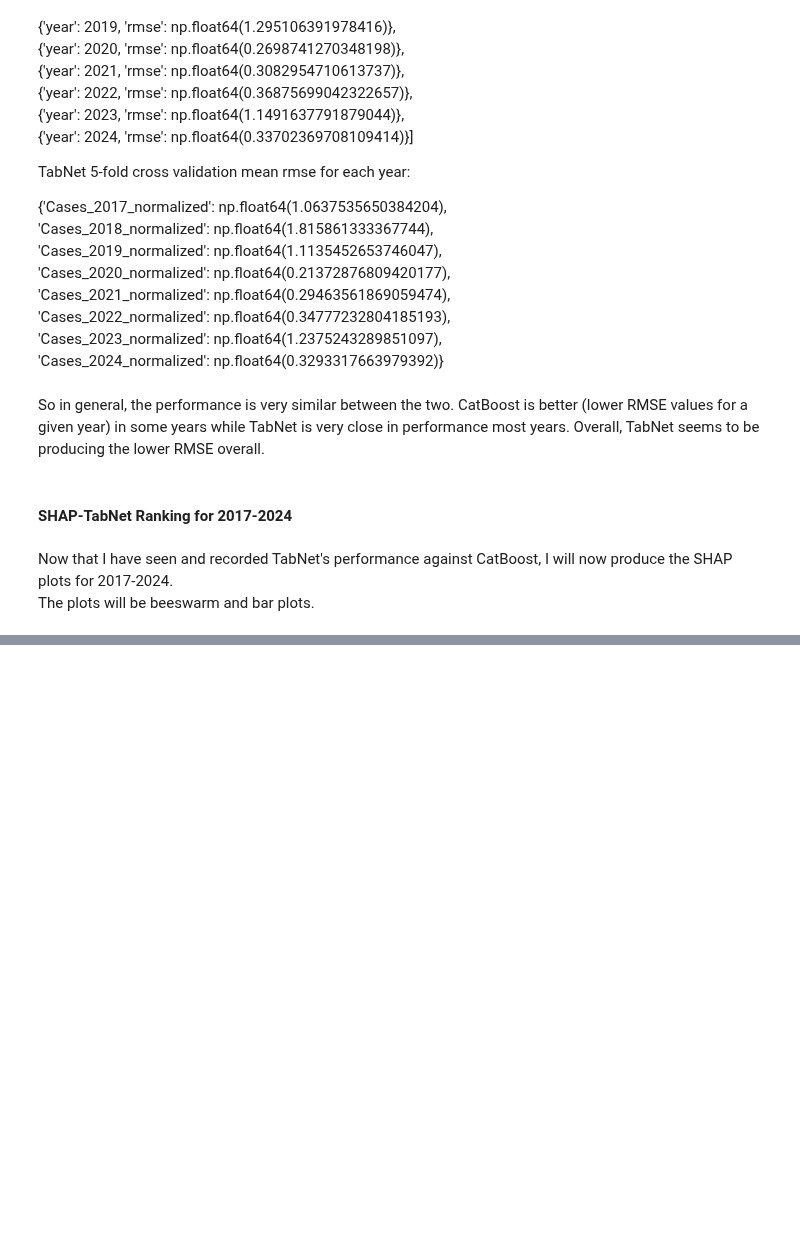
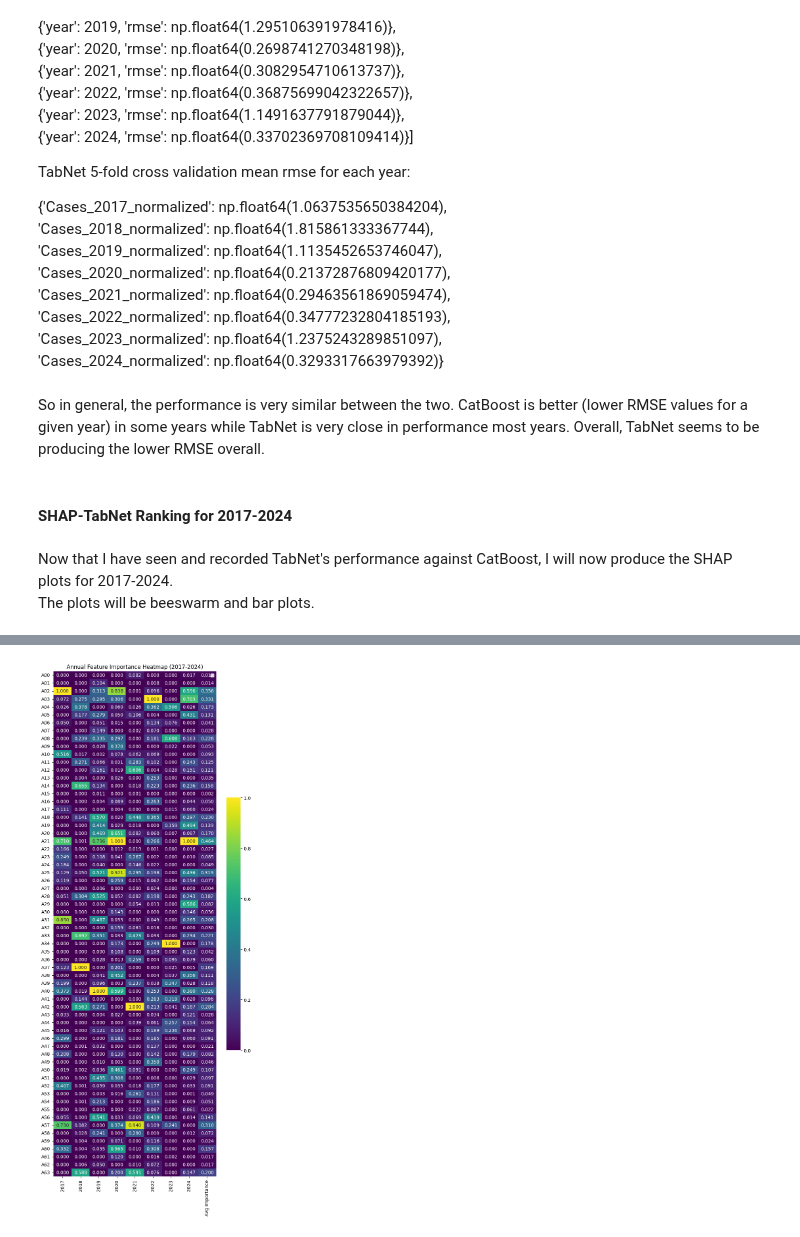
Before and after one commit to Amoreno73/wnv_embeddings, a Jupyter notebook: notebooks/shap-ranking.ipynb, the cells around one changed output, grey strips where cells are left out. Cells and saved outputs as stored; diff of their text form; code cells hidden in the pictures; blank space fills up the shorter version.

Commit message:
produced annual feature importance heatmap

```diff
--- a/notebooks/shap-ranking.ipynb
+++ b/notebooks/shap-ranking.ipynb
@@ -237,7 +238,8 @@ Now that I have seen and recorded TabNet's performance against CatBoost, I will
 The plots will be beeswarm and  bar plots.
 # %%
 year = 2017
-# dfs_testing = [df_2017]
+dfs_testing = [df_2017,df_2018]
+df_save = pd.DataFrame() # empty df for now, will append series
 
 for df in dfs:
     print(f"training TabNet for {year}")
@@ -247,9 +249,16 @@ for df in dfs:
 
     X_train, X_test, y_train, y_test = train_test_split(X, Y, test_size=0.2, random_state=27)
 
+    # https://dreamquark-ai.github.io/tabnet/generated_docs/README.html
     model = TabNetRegressor(
-        n_d=8, n_a=8, n_steps=3,
-        gamma=1.5, lambda_sparse=1e-4,
+        # default 8, n_d = n_a recommended
+        n_d=8,
+        n_a=8,
+        # default = 3, good for smaller datasets
+        n_steps=3,
+        # feature reuse (1.0 to 2.0)
+        gamma=1.5,
+        lambda_sparse=1e-4,
         seed=27, verbose=0
     )
 
@@ -258,7 +267,9 @@ for df in dfs:
         y_train.values.reshape(-1, 1),
         eval_set=[(X_test.values, y_test.values.reshape(-1, 1))],
         eval_metric=['rmse'],
+        # default 200
         max_epochs=200,
+        # max num epochs without any change before early stoppage
         patience=20,
         batch_size=64,
         virtual_batch_size=32
@@ -268,7 +279,14 @@ for df in dfs:
     shap_values, masks = model.explain(X_test.values)
 
     mean_abs_shap = pd.Series(np.mean(np.abs(shap_values), axis=0), index=X_test.columns)
-    shap_normalized = mean_abs_shap / mean_abs_shap.sum()
+
+    # change 12/1/25 -> normalize on the max and not the sum (for bar plot)
+    # normalized values on the max will be used for the heatmap as well (see next section)
+
+    shap_normalized = mean_abs_shap / mean_abs_shap.max()
+
+    df_save[year] = shap_normalized
+
     # ignoring sorting for now
     # mean_abs_shap = mean_abs_shap.sort_values(ascending=False)
 
@@ -287,6 +305,7 @@ for df in dfs:
     # first plot -> beeswarm plot for all 64 features
     # note: beeswarm plots do not need normalization
     plt.title(f'TabNet SHAP Feature Importance - {df.columns[-1].replace("_", " ")}')
+    # this uses NOT normalized shap_values.
     shap_exp = shap.Explanation(values = shap_values, data = X_test.values, feature_names = X_test.columns)
     shap.plots.beeswarm(shap_exp, max_display=64, show=False)
     # plt.show()
@@ -340,0 +390,3 @@ Plotting SHAP values for 2024
+# %%
+df_save["Avg Importance"] = df_save.mean(axis=1)
+df_save
@@ -340,0 +407,12 @@ Plotting SHAP values for 2024
+# %%
+# this is the heatmap, along with the added column at the end.
+plt.figure(figsize=(8,20))
+# if i do want numbers update annot param (can add this for nums fmt=".2f")
+plt.rcParams.update({'font.size': 10})
+ax = sns.heatmap(df_save, cmap="viridis", annot=True, fmt=".3f", square=False, cbar_kws={"shrink": 0.5, "aspect": 18})
+ax.tick_params(axis="x",labelsize=10)
+ax.legend(labelspacing=0.2)
+plt.title("Annual Feature Importance Heatmap (2017-2024)")
+plt.show()
+# %% [output]
+[figure, added]
```
Also changed, not shown: parts of 6 cells of this notebook, 16 other files.
